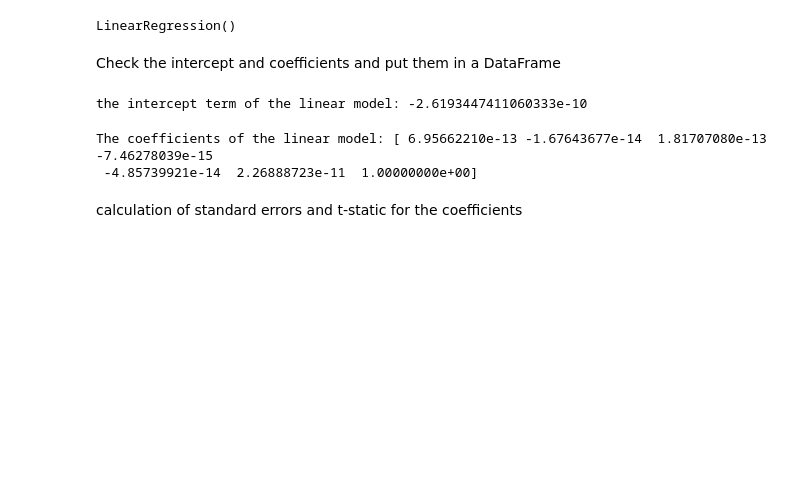
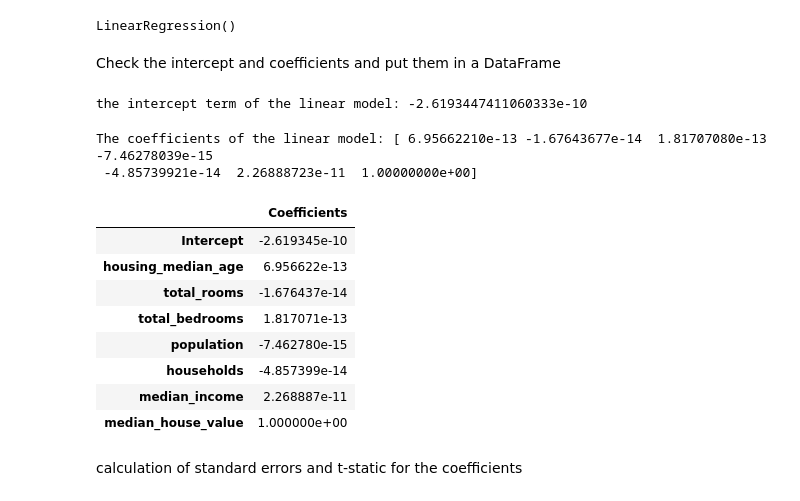
Before and after one commit to Pramod1902/AIML-2025, a Jupyter notebook: lab_4_AIML.ipynb, the cells around one changed output. Cells and saved outputs as stored; diff of their text form; code cells hidden in the pictures; blank space fills up the shorter version.

```diff
--- a/lab_4_AIML.ipynb
+++ b/lab_4_AIML.ipynb
@@ -182,6 +182,22 @@ print("The coefficients of the linear model:", lm.coef_)
 # %% [output]
 The coefficients of the linear model: [ 6.95662210e-13 -1.67643677e-14  1.81707080e-13 -7.46278039e-15
  -4.85739921e-14  2.26888723e-11  1.00000000e+00]
+# %%
+idict={'Coefficients':lm.intercept_}
+idf=pd.DataFrame(data=idict,index=['Intercept'])
+cdf=pd.DataFrame(data=lm.coef_, index=X_train.columns,columns=["Coefficients"])
+cdf=pd.concat([idf,cdf],axis=0)
+cdf
+# %% [output]
+|  | Coefficients |
+| Intercept | -2.619345e-10 |
+| housing_median_age | 6.956622e-13 |
+| total_rooms | -1.676437e-14 |
+| total_bedrooms | 1.817071e-13 |
+| population | -7.462780e-15 |
+| households | -4.857399e-14 |
+| median_income | 2.268887e-11 |
+| median_house_value | 1.000000e+00 |
 # %% [markdown]
 calculation of standard errors and t-static for the coefficients
 # %%
```
Also changed, not shown: parts of 1 cell of this notebook.
